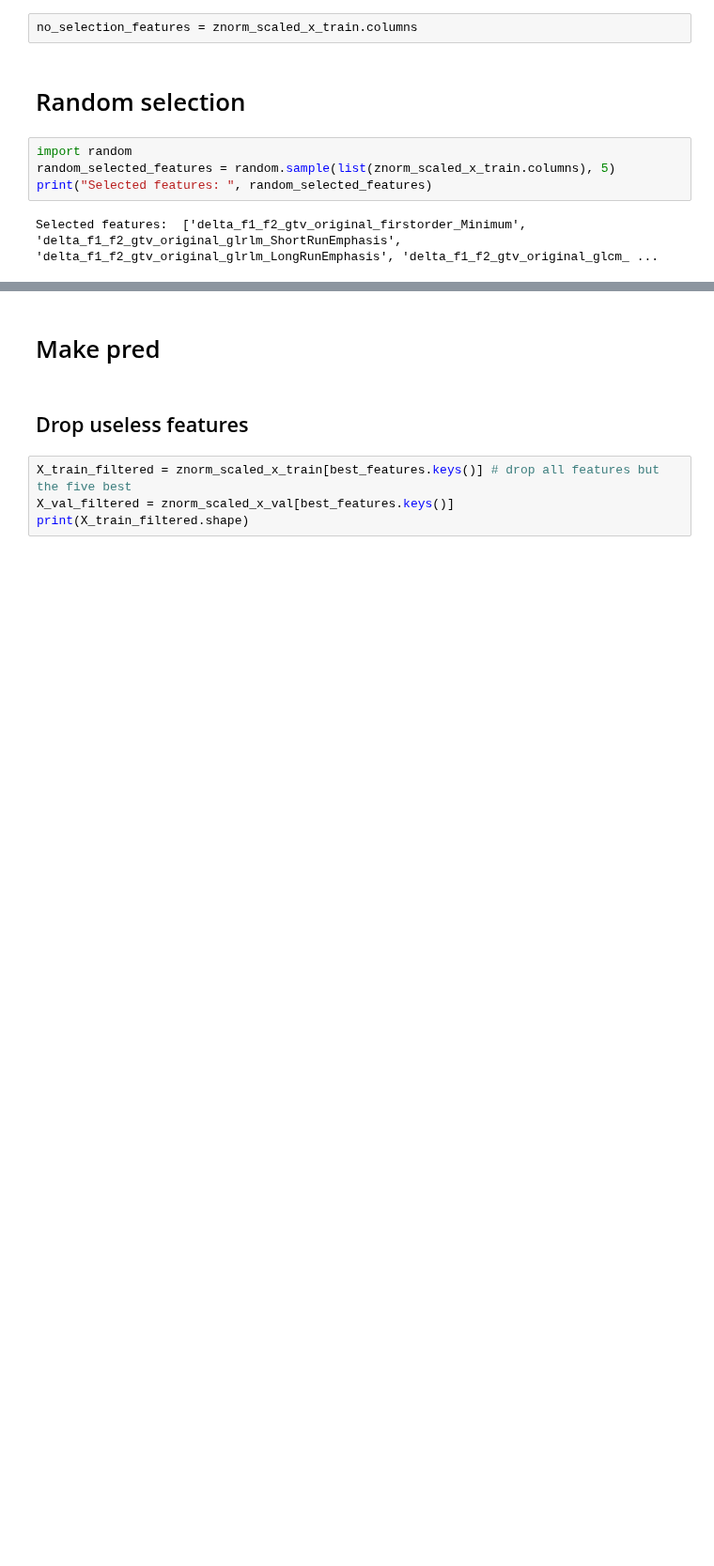
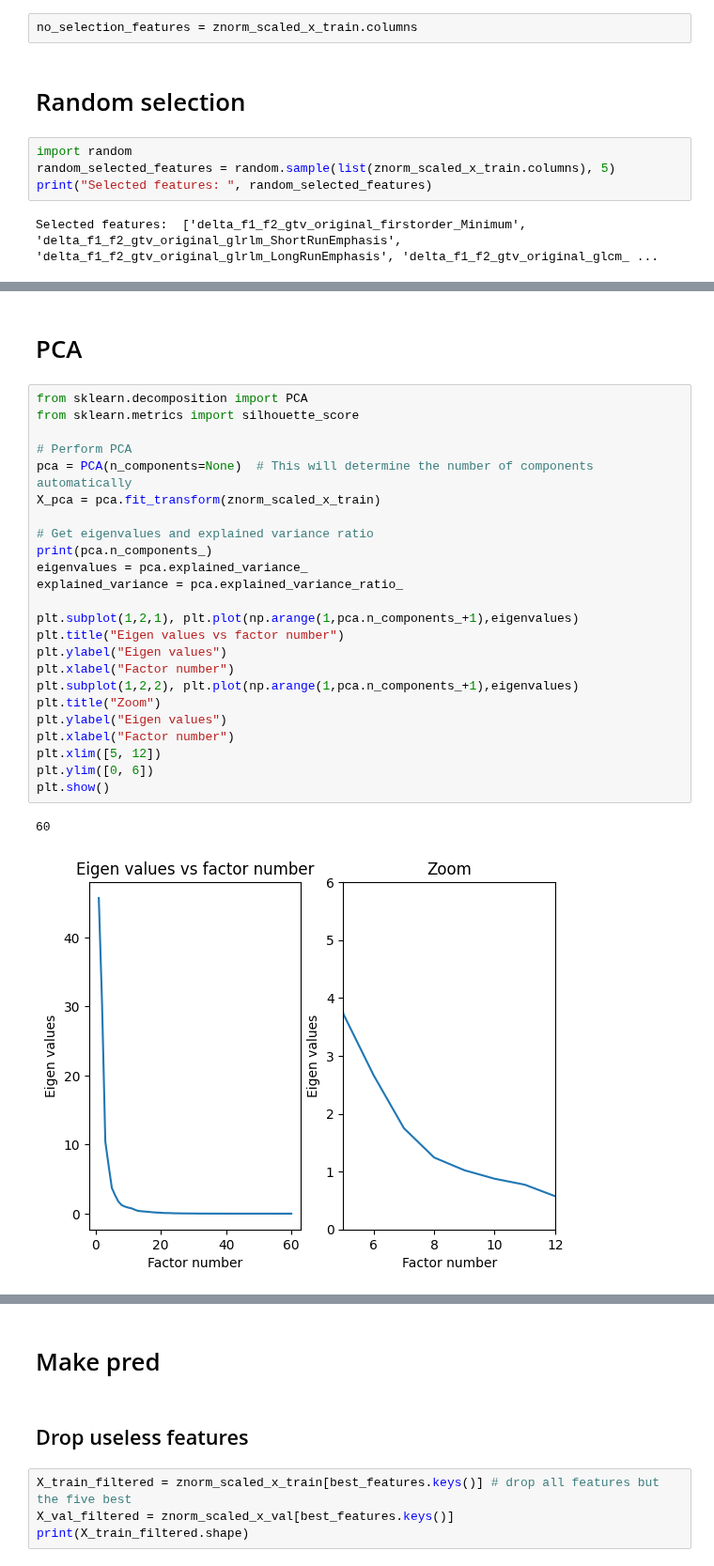
Before and after one commit to ftach/delta-rad, a Jupyter notebook: feature-selection.ipynb, the cells around one changed output, grey strips where cells are left out. Shown at 94% size. Cells and saved outputs as stored; diff of their text form; blank space fills up the shorter version.

```diff
--- a/feature-selection.ipynb
+++ b/feature-selection.ipynb
@@ -697,0 +726,29 @@ from sklearn.decomposition import FastICA, PCA
+# %% [markdown]
+# PCA
+# %%
+from sklearn.decomposition import PCA
+from sklearn.metrics import silhouette_score
+
+# Perform PCA
+pca = PCA(n_components=None)  # This will determine the number of components automatically
+X_pca = pca.fit_transform(znorm_scaled_x_train)
+
+# Get eigenvalues and explained variance ratio
+print(pca.n_components_)
+eigenvalues = pca.explained_variance_
+explained_variance = pca.explained_variance_ratio_
+
+plt.subplot(1,2,1), plt.plot(np.arange(1,pca.n_components_+1),eigenvalues)
+plt.title("Eigen values vs factor number")
+plt.ylabel("Eigen values")
+plt.xlabel("Factor number")
+plt.subplot(1,2,2), plt.plot(np.arange(1,pca.n_components_+1),eigenvalues)
+plt.title("Zoom")
+plt.ylabel("Eigen values")
+plt.xlabel("Factor number")
+plt.xlim([5, 12])
+plt.ylim([0, 6])
+plt.show()
+# %% [output]
+60
+[figure, added]
```
Also changed, not shown: parts of 12 cells of this notebook.
